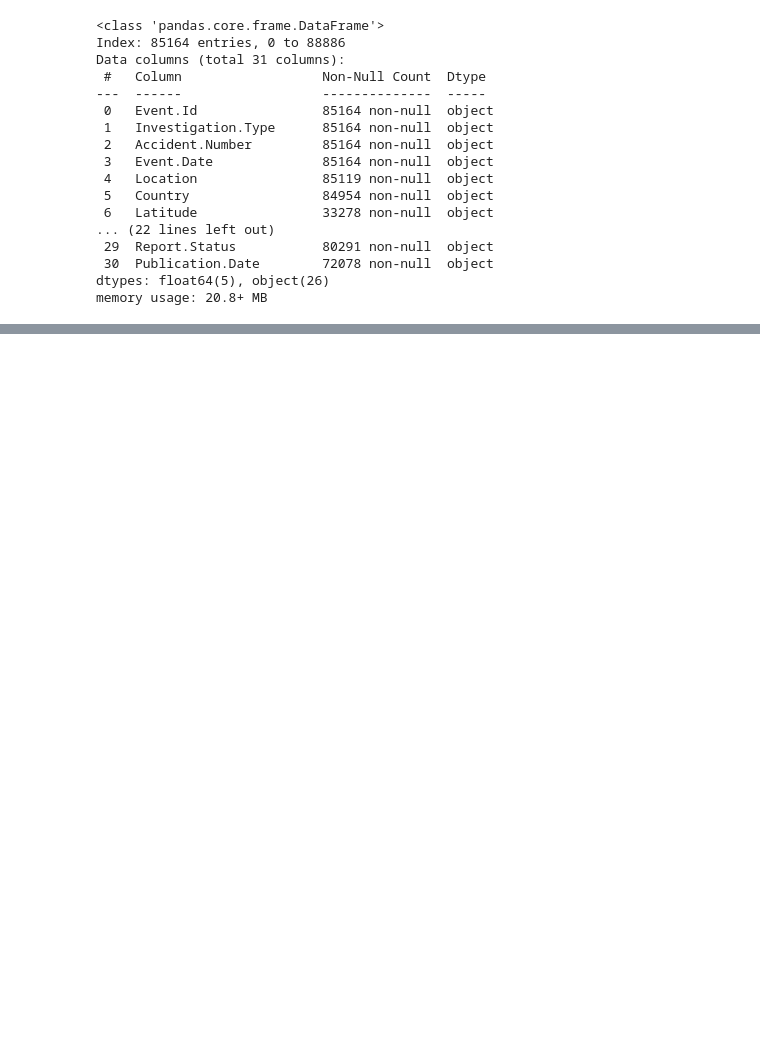
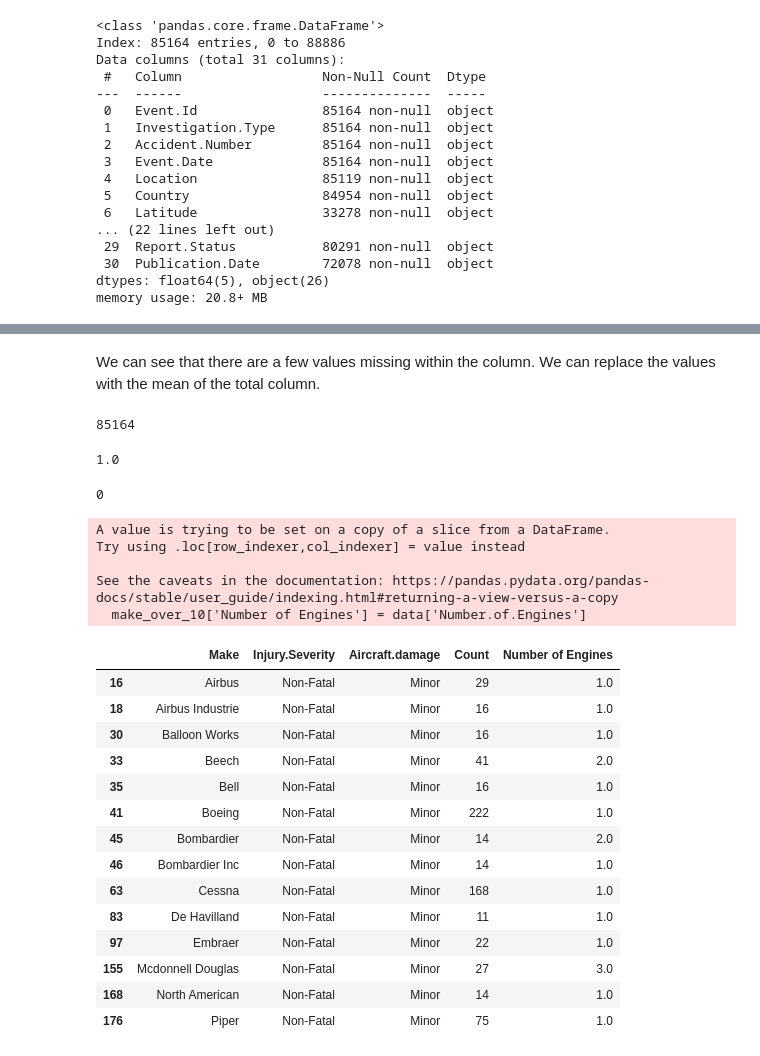
Before and after one commit to omendez930/Aircraft_purchase_analysis, a Jupyter notebook: Index.ipynb, the cells around one changed output, grey strips where cells are left out. Drawn from its saved outputs; the diff is of its cells as text; code cells hidden in the pictures; blank space fills up the shorter version.

```diff
--- a/Index.ipynb
+++ b/Index.ipynb
@@ -736,0 +682,11 @@ memory usage: 20.8+ MB
+# %% [markdown]
+We can see that there are a few values missing within the column. We can replace the values with the mean of the total column.
+# %%
+len(data['Number.of.Engines'])
+# %% [output]
+85164
+# %%
+engine_number_mean = float(round(data['Number.of.Engines'].mean()))
+engine_number_mean
+# %% [output]
+1.0
@@ -736,0 +695,28 @@ memory usage: 20.8+ MB
+# %%
+data['Number.of.Engines'].isna().sum()
+# %% [output]
+0
+# %%
+make_over_10['Number of Engines'] = data['Number.of.Engines']
+make_over_10
+# %% [output]
+A value is trying to be set on a copy of a slice from a DataFrame.
+Try using .loc[row_indexer,col_indexer] = value instead
+
+See the caveats in the documentation: https://pandas.pydata.org/pandas-docs/stable/user_guide/indexing.html#returning-a-view-versus-a-copy
+  make_over_10['Number of Engines'] = data['Number.of.Engines']
+|  | Make | Injury.Severity | Aircraft.damage | Count | Number of Engines |
+| 16 | Airbus | Non-Fatal | Minor | 29 | 1.0 |
+| 18 | Airbus Industrie | Non-Fatal | Minor | 16 | 1.0 |
+| 30 | Balloon Works | Non-Fatal | Minor | 16 | 1.0 |
+| 33 | Beech | Non-Fatal | Minor | 41 | 2.0 |
+| 35 | Bell | Non-Fatal | Minor | 16 | 1.0 |
+| 41 | Boeing | Non-Fatal | Minor | 222 | 1.0 |
+| 45 | Bombardier | Non-Fatal | Minor | 14 | 2.0 |
+| 46 | Bombardier Inc | Non-Fatal | Minor | 14 | 1.0 |
+| 63 | Cessna | Non-Fatal | Minor | 168 | 1.0 |
+| 83 | De Havilland | Non-Fatal | Minor | 11 | 1.0 |
+| 97 | Embraer | Non-Fatal | Minor | 22 | 1.0 |
+| 155 | Mcdonnell Douglas | Non-Fatal | Minor | 27 | 3.0 |
+| 168 | North American | Non-Fatal | Minor | 14 | 1.0 |
+| 176 | Piper | Non-Fatal | Minor | 75 | 1.0 |
```
Also changed, not shown: parts of 27 cells of this notebook.
